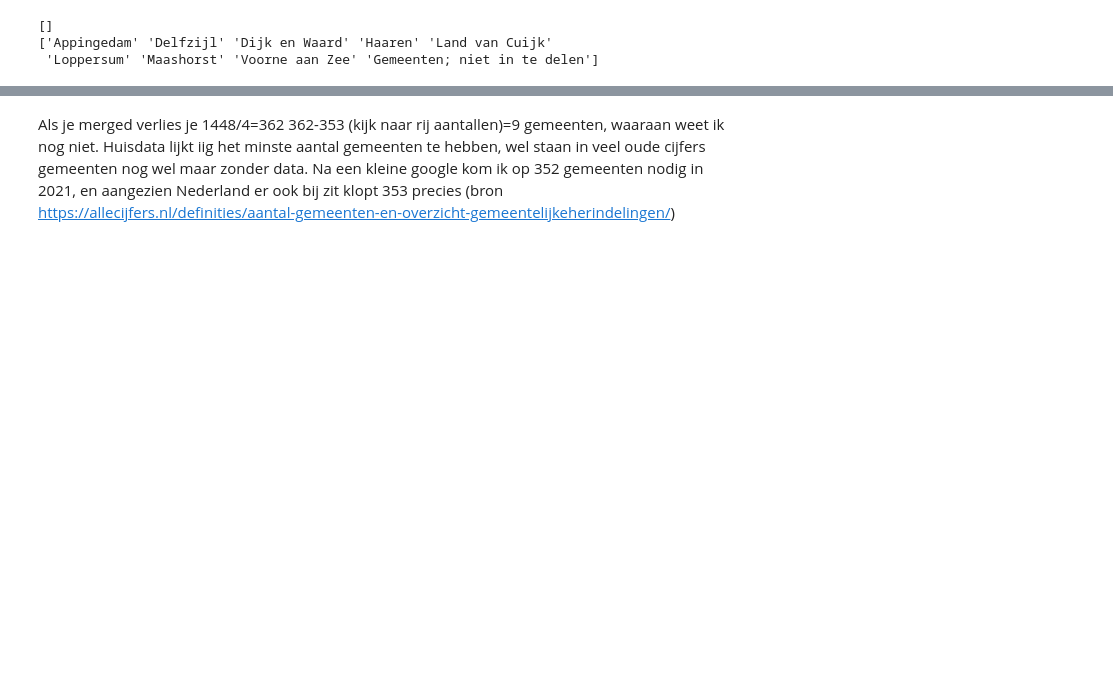
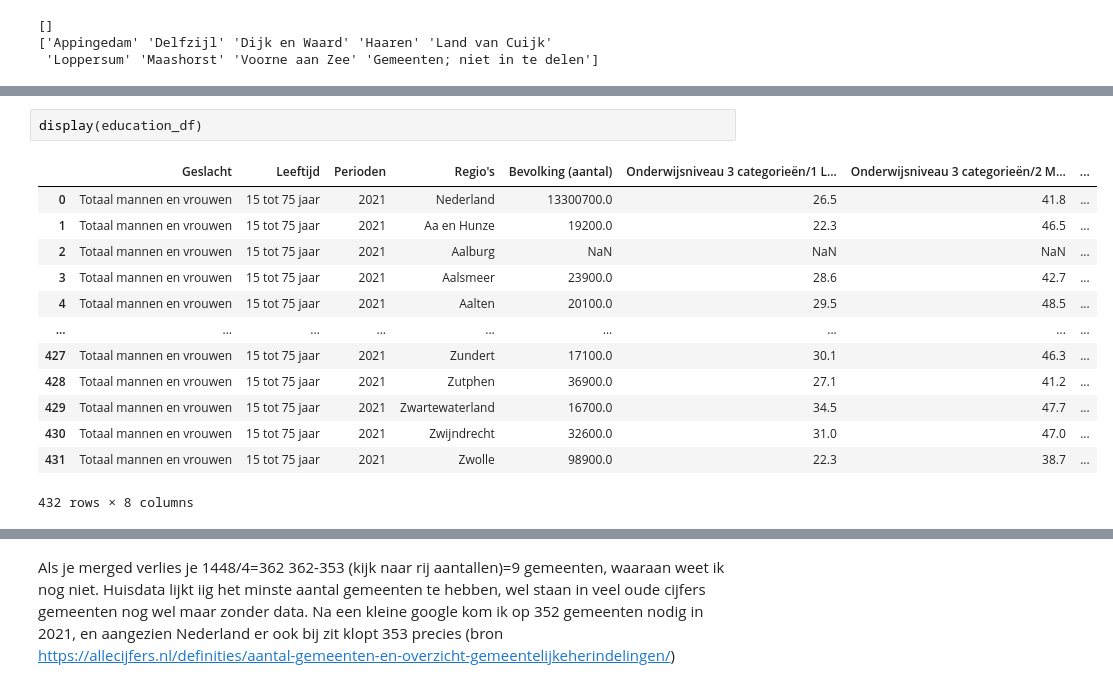
Before and after one commit to juliusj03/Spatial-data-science-solar, a Jupyter notebook: solar.ipynb, the cells around one changed output, grey strips where cells are left out. Cells and saved outputs as stored; diff of their text form; blank space fills up the shorter version.

```diff
--- a/solar.ipynb
+++ b/solar.ipynb
@@ -311 +353,17 @@ print(unmatched_entries["Regio's"].unique())
+# %%
+display(education_df)
+# %% [output]
+|  | Geslacht | Leeftijd | Perioden | Regio's | Bevolking (aantal) | Onderwijsniveau 3 categorieën/1 L... | Onderwijsniveau 3 categorieën/2 M... | ... |
+| 0 | Totaal mannen en vrouwen | 15 tot 75 jaar | 2021 | Nederland | 13300700.0 | 26.5 | 41.8 | ... |
+| 1 | Totaal mannen en vrouwen | 15 tot 75 jaar | 2021 | Aa en Hunze | 19200.0 | 22.3 | 46.5 | ... |
+| 2 | Totaal mannen en vrouwen | 15 tot 75 jaar | 2021 | Aalburg | NaN | NaN | NaN | ... |
+| 3 | Totaal mannen en vrouwen | 15 tot 75 jaar | 2021 | Aalsmeer | 23900.0 | 28.6 | 42.7 | ... |
+| 4 | Totaal mannen en vrouwen | 15 tot 75 jaar | 2021 | Aalten | 20100.0 | 29.5 | 48.5 | ... |
+| ... | ... | ... | ... | ... | ... | ... | ... | ... |
+| 427 | Totaal mannen en vrouwen | 15 tot 75 jaar | 2021 | Zundert | 17100.0 | 30.1 | 46.3 | ... |
+| 428 | Totaal mannen en vrouwen | 15 tot 75 jaar | 2021 | Zutphen | 36900.0 | 27.1 | 41.2 | ... |
+| 429 | Totaal mannen en vrouwen | 15 tot 75 jaar | 2021 | Zwartewaterland | 16700.0 | 34.5 | 47.7 | ... |
+| 430 | Totaal mannen en vrouwen | 15 tot 75 jaar | 2021 | Zwijndrecht | 32600.0 | 31.0 | 47.0 | ... |
+| 431 | Totaal mannen en vrouwen | 15 tot 75 jaar | 2021 | Zwolle | 98900.0 | 22.3 | 38.7 | ... |
+432 rows × 8 columns
 # %%
```
Also changed, not shown: parts of 22 cells of this notebook, 2 other files.
